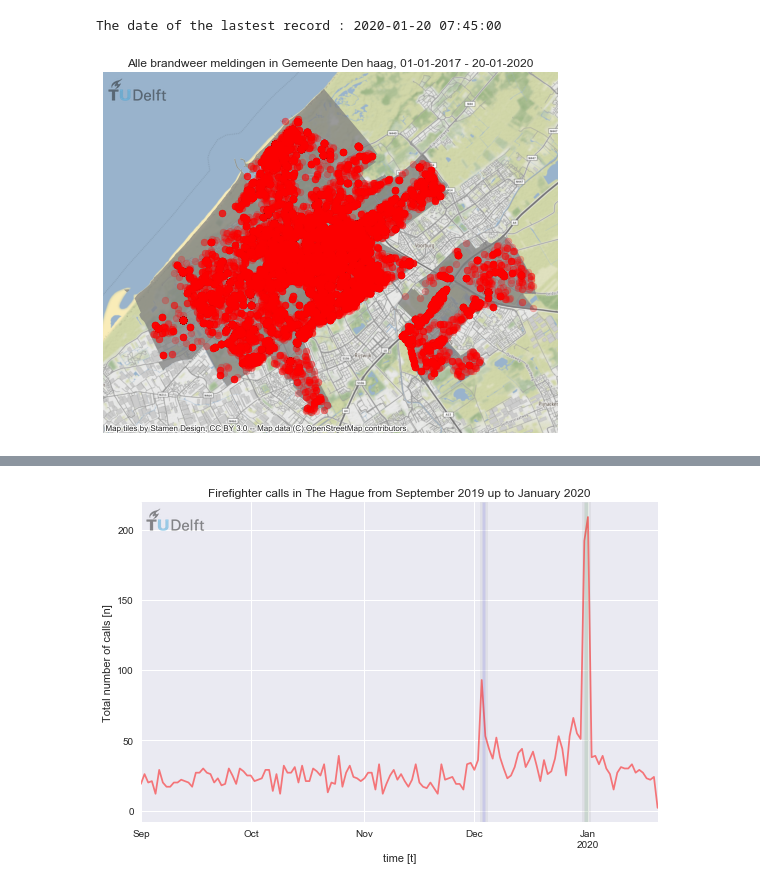
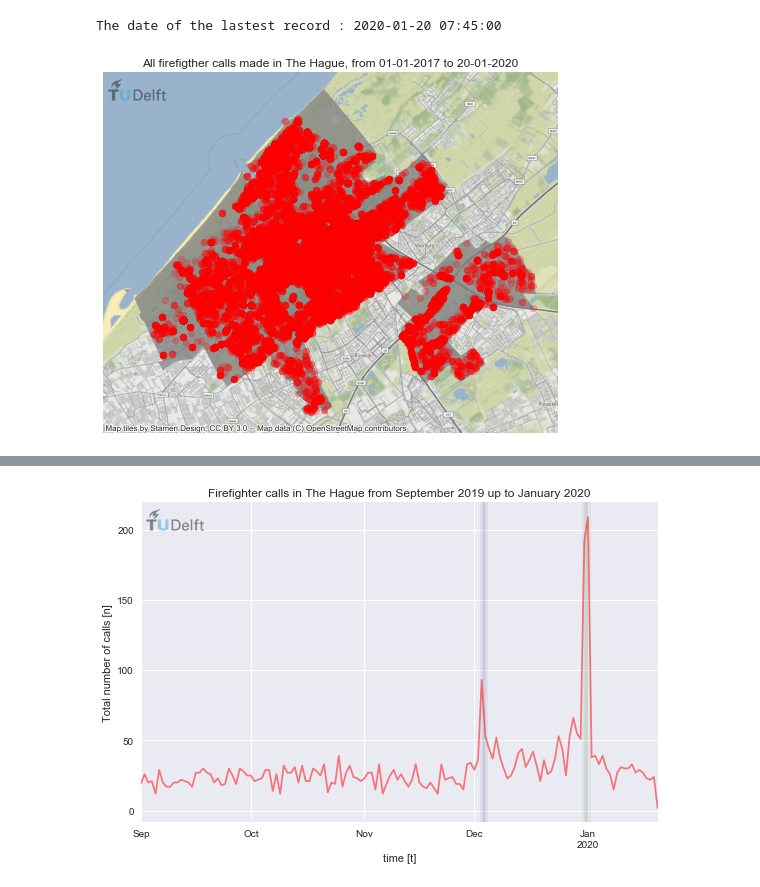
Before and after one commit to mikhailsirenko/firefighters-calls, a Jupyter notebook: notebooks/main.ipynb, the cells around one changed output, grey strips where cells are left out. Cells and saved outputs as stored; diff of their text form; code cells hidden in the pictures.

```diff
--- a/notebooks/main.ipynb
+++ b/notebooks/main.ipynb
@@ -46,7 +46,7 @@ Note that for Den Haag _pmeGeoAccuracy_ can be different = __S__, __H__ or __W__
 CITY = 'den_haag'
 
 city = CITY.replace('_', ' ').capitalize()
-data = pd.read_csv(f"../data/processed/{CITY}_ff_calls.csv")
+data = pd.read_csv(f"../data/processed/{CITY}/{CITY}_ff_calls.csv")
 print(f"Total number of records collected : {data.shape[0]}")
 
 # Format the pmeTimeStamp column
@@ -62,7 +62,7 @@ Select the calls that were made from the city area
 # %%
 %%time
 # Load municipal border
-polygon = gpd.read_file(f'../data/processed/{CITY}_borders.json', driver="GeoJSON")
+polygon = gpd.read_file(f'../data/processed/{CITY}/{CITY}_borders.json', driver="GeoJSON")
 
 mask = gdf.within(polygon["geometry"].iloc[0])
 print(f"Total number of records collected with assigned coordinates : {gdf.shape[0]}")
@@ -82,17 +82,18 @@ The date of the lastest record : 2020-01-20 07:45:00
 # %%
 # Plot all firefighter calls
 # Map
 fig, ax = plt.subplots()
 polygon.to_crs(epsg=3857).plot(color='gray', alpha=.75, ax=ax)
 gdf.to_crs(epsg=3857).plot(ax=ax, color='red', alpha=.25);
 ctx.add_basemap(ax=ax)
 watermark(fig, ax)
 plt.axis('off');
-ax.set_title(f'Alle brandweer meldingen in Gemeente {city}, 01-01-2017 - 20-01-2020')
+# ax.set_title(f'All firefigther calls made in {city}, from 01-01-2017 to 20-01-2020')
+ax.set_title(f'All firefigther calls made in The Hague, from 01-01-2017 to 20-01-2020')
 plt.tight_layout()
 plt.savefig('../figures/fig1.png', dpi=300);
 # %% [output]
-[figure, old version]
+[figure, new version]
 # %%
 # Time series
 fig, ax = plt.subplots()
```
Also changed, not shown: parts of 3 cells of this notebook, 20 other files.
